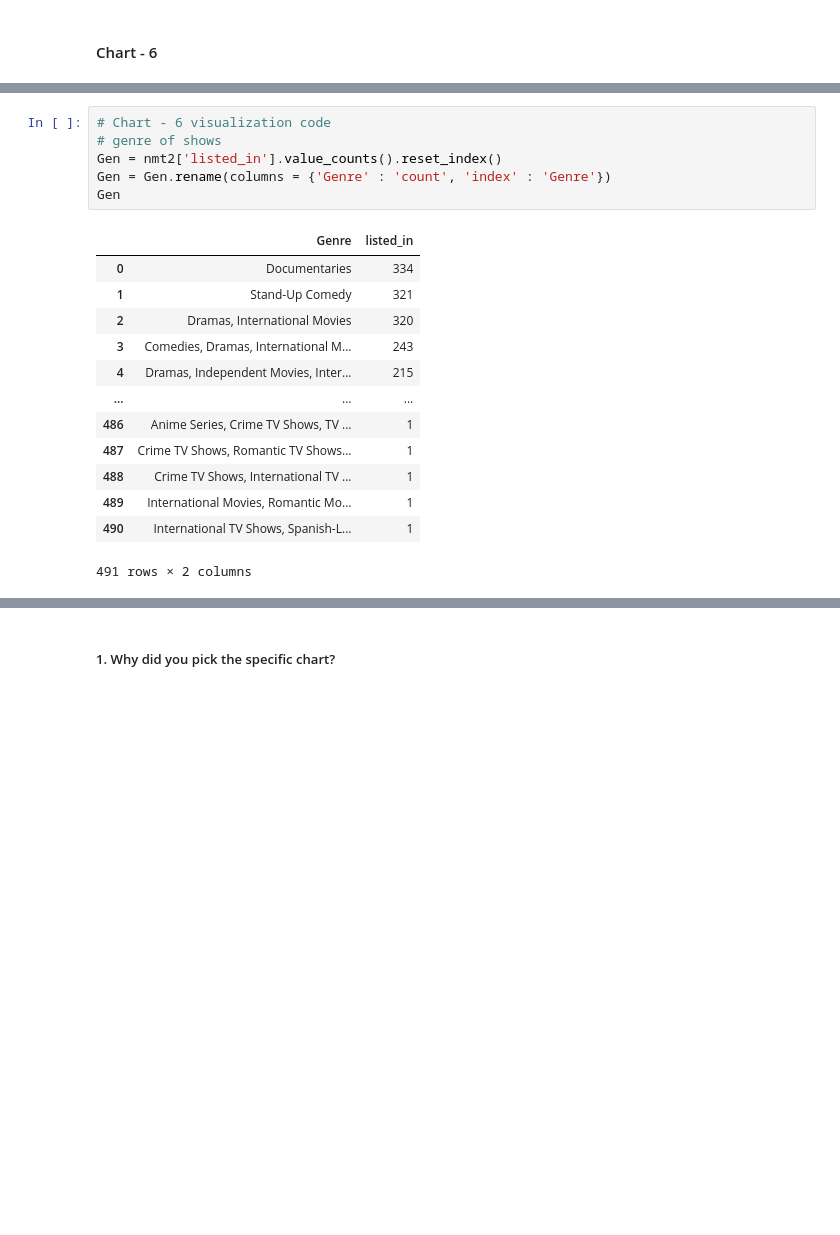
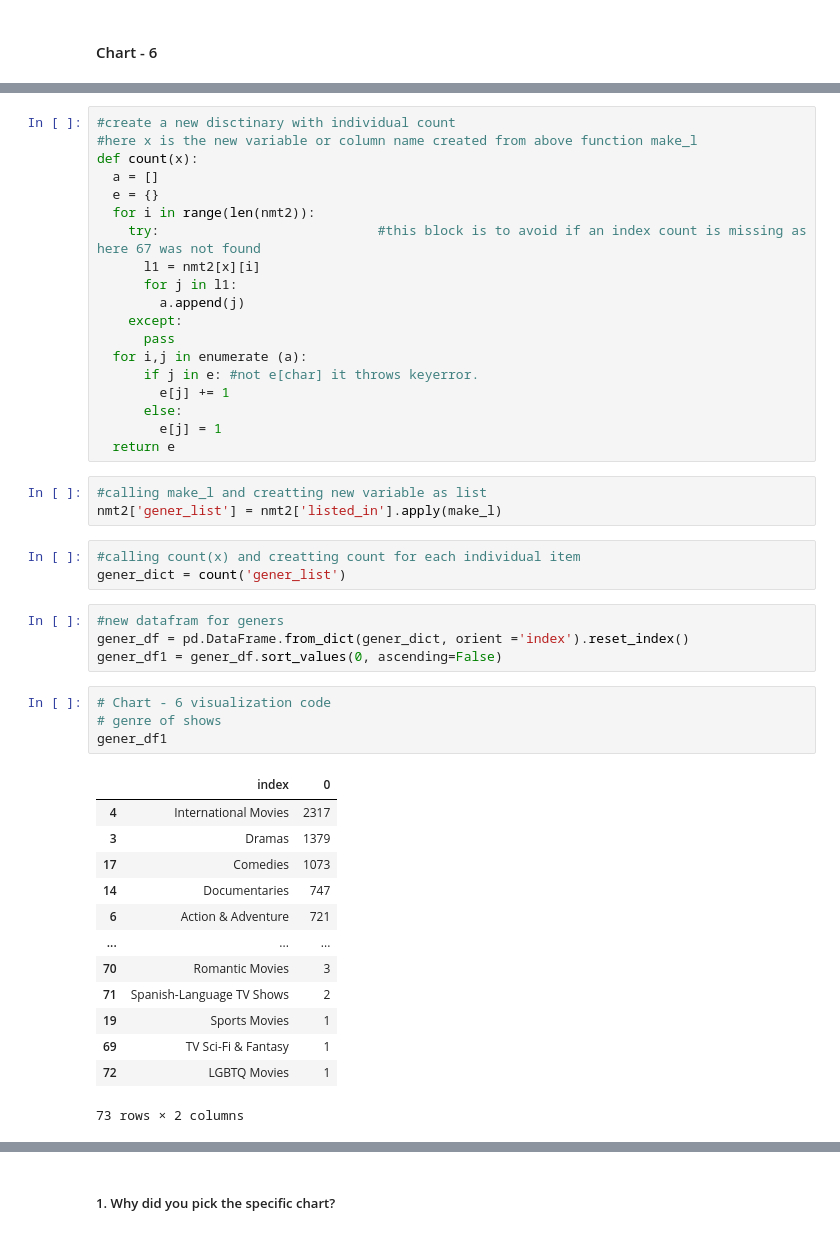
Before and after one commit to Imrgit93/UNS_Netflix-Movies-and-TV-Show-Clustering, a Jupyter notebook: UNS_Netflix_Movies_and_TV_Show_Clustering.ipynb, the cells around one changed output, grey strips where cells are left out. Drawn from its saved outputs; the diff is of its cells as text; blank space fills up the shorter version.

```diff
--- a/UNS_Netflix_Movies_and_TV_Show_Clustering.ipynb
+++ b/UNS_Netflix_Movies_and_TV_Show_Clustering.ipynb
@@ -646,20 +655,47 @@ Answer Here
+# %%
+#create a new disctinary with individual count
+#here x is the new variable or column name created from above function make_l
+def count(x):
+  a = []
+  e = {}
+  for i in range(len(nmt2)):
+    try:                            #this block is to avoid if an index count is missing as here 67 was not found
+      l1 = nmt2[x][i]
+      for j in l1:
+        a.append(j)
+    except:
+      pass
+  for i,j in enumerate (a):
+      if j in e: #not e[char] it throws keyerror.
+        e[j] += 1
+      else:
+        e[j] = 1
+  return e
+# %%
+#calling make_l and creatting new variable as list
+nmt2['gener_list'] = nmt2['listed_in'].apply(make_l)
+# %%
+#calling count(x) and creatting count for each individual item
+gener_dict = count('gener_list')
+# %%
+#new datafram for geners
+gener_df = pd.DataFrame.from_dict(gener_dict, orient ='index').reset_index()
+gener_df1 = gener_df.sort_values(0, ascending=False)
 # %%
 # Chart - 6 visualization code
 # genre of shows
-Gen = nmt2['listed_in'].value_counts().reset_index()
-Gen = Gen.rename(columns = {'Genre' : 'count', 'index' : 'Genre'})
-Gen
+gener_df1
 # %% [output]
-|  | Genre | listed_in |
-| 0 | Documentaries | 334 |
-| 1 | Stand-Up Comedy | 321 |
-| 2 | Dramas, International Movies | 320 |
-| 3 | Comedies, Dramas, International M... | 243 |
-| 4 | Dramas, Independent Movies, Inter... | 215 |
+|  | index | 0 |
+| 4 | International Movies | 2317 |
+| 3 | Dramas | 1379 |
+| 17 | Comedies | 1073 |
+| 14 | Documentaries | 747 |
+| 6 | Action & Adventure | 721 |
 | ... | ... | ... |
-| 486 | Anime Series, Crime TV Shows, TV ... | 1 |
-| 487 | Crime TV Shows, Romantic TV Shows... | 1 |
-| 488 | Crime TV Shows, International TV ... | 1 |
-| 489 | International Movies, Romantic Mo... | 1 |
-| 490 | International TV Shows, Spanish-L... | 1 |
+| 70 | Romantic Movies | 3 |
+| 71 | Spanish-Language TV Shows | 2 |
+| 19 | Sports Movies | 1 |
+| 69 | TV Sci-Fi & Fantasy | 1 |
+| 72 | LGBTQ Movies | 1 |
-491 rows × 2 columns
+73 rows × 2 columns
```
Also changed, not shown: parts of 75 cells of this notebook.
